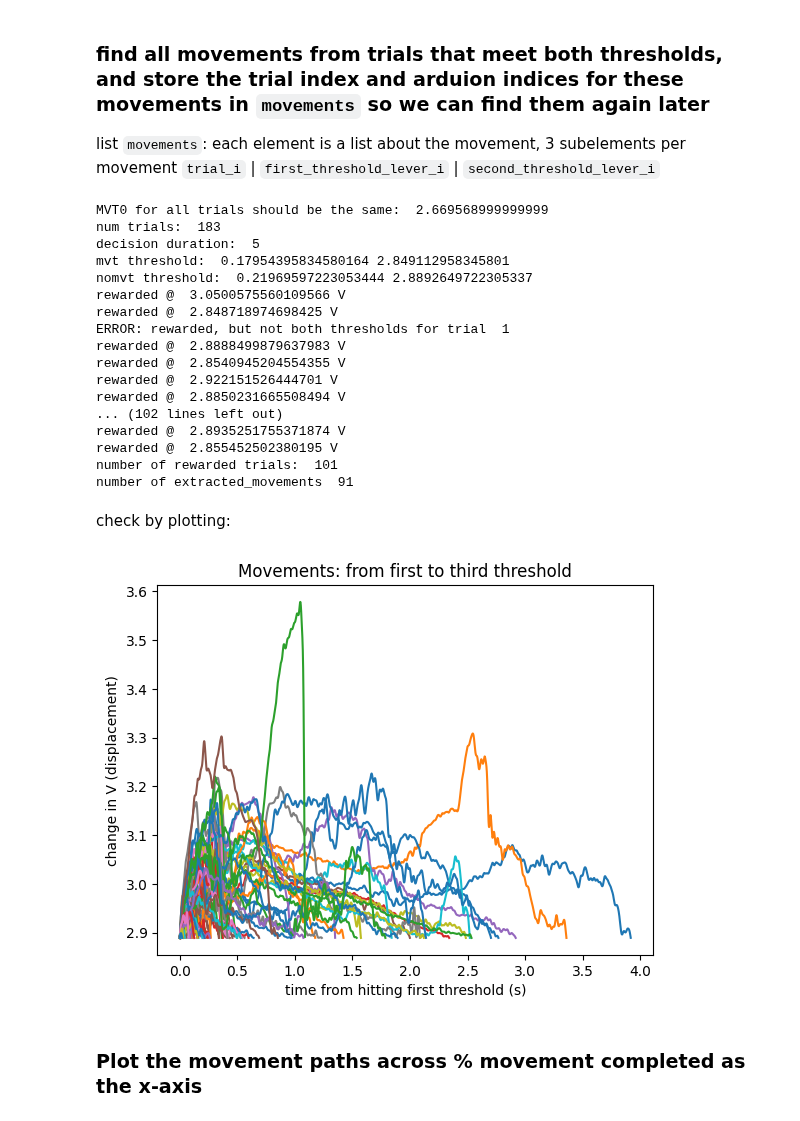
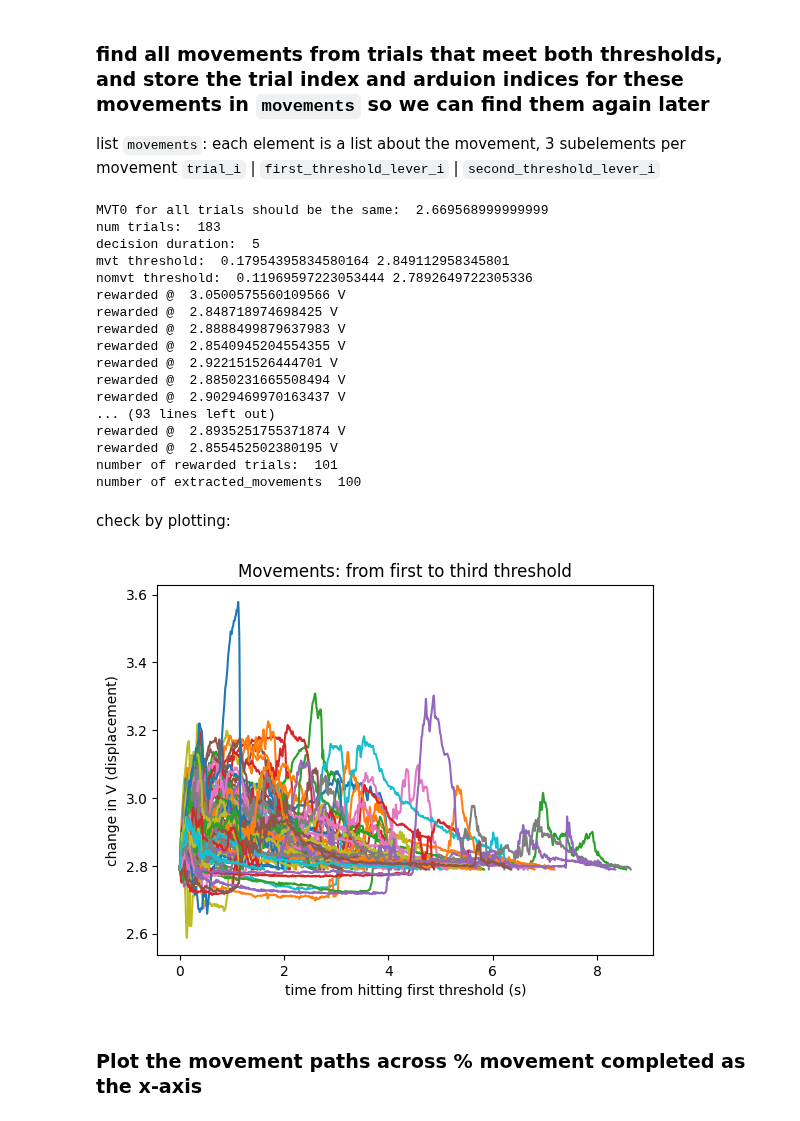
Before and after one commit to paulazoo/behavior, a Jupyter notebook: analysis/2_Var_p.ipynb, the cells around one changed output. Cells and saved outputs as stored; diff of their text form; code cells hidden in the pictures.

Commit message:
adding defined movements and noncapitalization

```diff
--- a/analysis/2_Var_p.ipynb
+++ b/analysis/2_Var_p.ipynb
@@ -44,25 +49,27 @@ response = data[1][0][0]
 
 list `movements`: each element is a list about the movement, 3 subelements per movement `trial_i` |  `first_threshold_lever_i` | `second_threshold_lever_i`
 # %%
-# get `respMTX` (trials) and `lever_data` from response
-lever_data = response[0]
-#print("lever_data shape: "+str(lever_data.shape))
+# get `respMTX` (trials) from response
 respMTX = response[2]
-MVT0 = -1 * respMTX[0, 4]
+
+# Parameters for extracting movements:
+MVT0 = respMTX[0, 4] * -1
 print("MVT0 for all trials should be the same: ", MVT0)
 num_trials = respMTX.shape[0]
 print("num trials: ", num_trials)
-
 decision_duration = params[6][0][0][3][0][0]
 print("decision duration: ", decision_duration)
-
 mvt_threshold = params[7][0][0][0][0][0] /0.0049 *5 /1023 # uhhh VBP's conversion rate is not exact
 print("mvt threshold: ", mvt_threshold, MVT0 + mvt_threshold)
-nomvt_threshold = params[7][0][0][1][0][0] /0.0049 *5 /1023 +0.1
+nomvt_threshold = params[7][0][0][1][0][0] /0.0049 *5 /1023
 print("nomvt threshold: ", nomvt_threshold, MVT0 + nomvt_threshold)
 
+first_threshold = MVT0 + nomvt_threshold
+second_threshold = MVT0 + mvt_threshold
+third_threshold = MVT0 + nomvt_threshold
+
+
 rewarded_trials = 0
-
 movements = []
 for trial_i in range(0, num_trials):
 
@@ -102,7 +109,6 @@ for trial_i in range(0, num_trials):
 
             # first threshold
             first_threshold_lever_i = 0
-            first_threshold = MVT0 + nomvt_threshold
             # if lever was pressed
             if ~np.isnan(respMTX[trial_i, 3]):
                 for lever_i, lever_value in enumerate(lever_data[\
@@ -114,7 +120,6 @@ for trial_i in range(0, num_trials):
 
             # second threshold
             second_threshold_lever_i = 0
-            second_threshold = MVT0 + mvt_threshold
             # if lever was pressed
             if ~np.isnan(respMTX[trial_i, 3]):
                 for lever_i, lever_value in enumerate(lever_data[\
@@ -126,7 +131,6 @@ for trial_i in range(0, num_trials):
 
             # third threshold
             third_threshold_lever_i = 0
-            third_threshold = MVT0 + nomvt_threshold
             # if lever was pressed
             if ~np.isnan(respMTX[trial_i, 3]):
                 for lever_i, lever_value in enumerate(lever_data[\
@@ -142,7 +146,14 @@ for trial_i in range(0, num_trials):
                 movement_lever_data = lever_data[first_threshold_lever_i:third_threshold_lever_i]
                 movements.append([trial_i, movement_lever_ts, movement_lever_data])
             else:
-                print("ERROR: rewarded, but not both thresholds for trial ", trial_i)
+                not_met = ""
+                if (first_threshold_lever_i == 0):
+                    not_met = not_met + "1st "
+                if (second_threshold_lever_i == 0):
+                    not_met = not_met + "2nd "
+                if (third_threshold_lever_i == 0):
+                    not_met = not_met + "3rd "
+                print("ERROR: rewarded, but not all thresholds for trial ", trial_i, ": ", not_met)
 
 print("number of rewarded trials: ", rewarded_trials)
 print("number of extracted_movements ", len(movements))
@@ -151,35 +162,35 @@ MVT0 for all trials should be the same:  2.669568999999999
 num trials:  183
 decision duration:  5
 mvt threshold:  0.17954395834580164 2.849112958345801
-nomvt threshold:  0.21969597223053444 2.8892649722305337
+nomvt threshold:  0.11969597223053444 2.7892649722305336
 rewarded @  3.0500575560109566 V
 rewarded @  2.848718974698425 V
-ERROR: rewarded, but not both thresholds for trial  1
 rewarded @  2.8888499879637983 V
 rewarded @  2.8540945204554355 V
 rewarded @  2.922151526444701 V
 rewarded @  2.8850231665508494 V
-... (102 lines left out)
+rewarded @  2.9029469970163437 V
+... (93 lines left out)
 rewarded @  2.8935251755371874 V
 rewarded @  2.855452502380195 V
 number of rewarded trials:  101
-number of extracted_movements  91
+number of extracted_movements  100
 # %% [markdown]
 check by plotting:
 # %%
 for movement in movements:
     # also check by plotting all of the movements
     plt.plot(\
         movement[1] - movement[1][0],\
         movement[2]\
         )
 plt.title("Movements: from first to third threshold")
 plt.xlabel("time from hitting first threshold (s)")
 plt.ylabel("change in V (displacement)")
-plt.xlim()
+#plt.xlim([0, 1])
 plt.show()
 # %% [output]
-[figure, old version]
+[figure, new version]
 # %% [markdown]
 ### Plot the movement paths across % movement completed as the x-axis
 # %%
```
Also changed, not shown: parts of 2 cells of this notebook, 3 other files.
